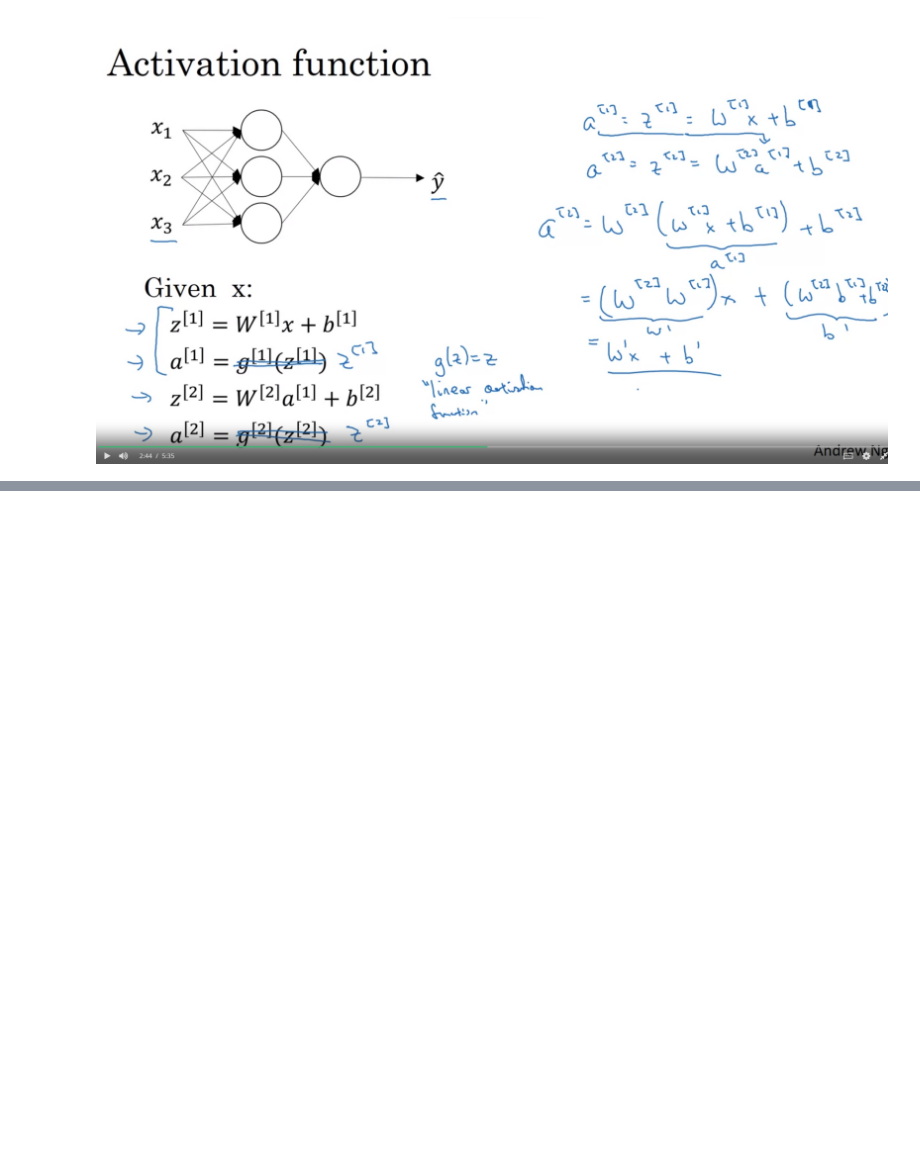
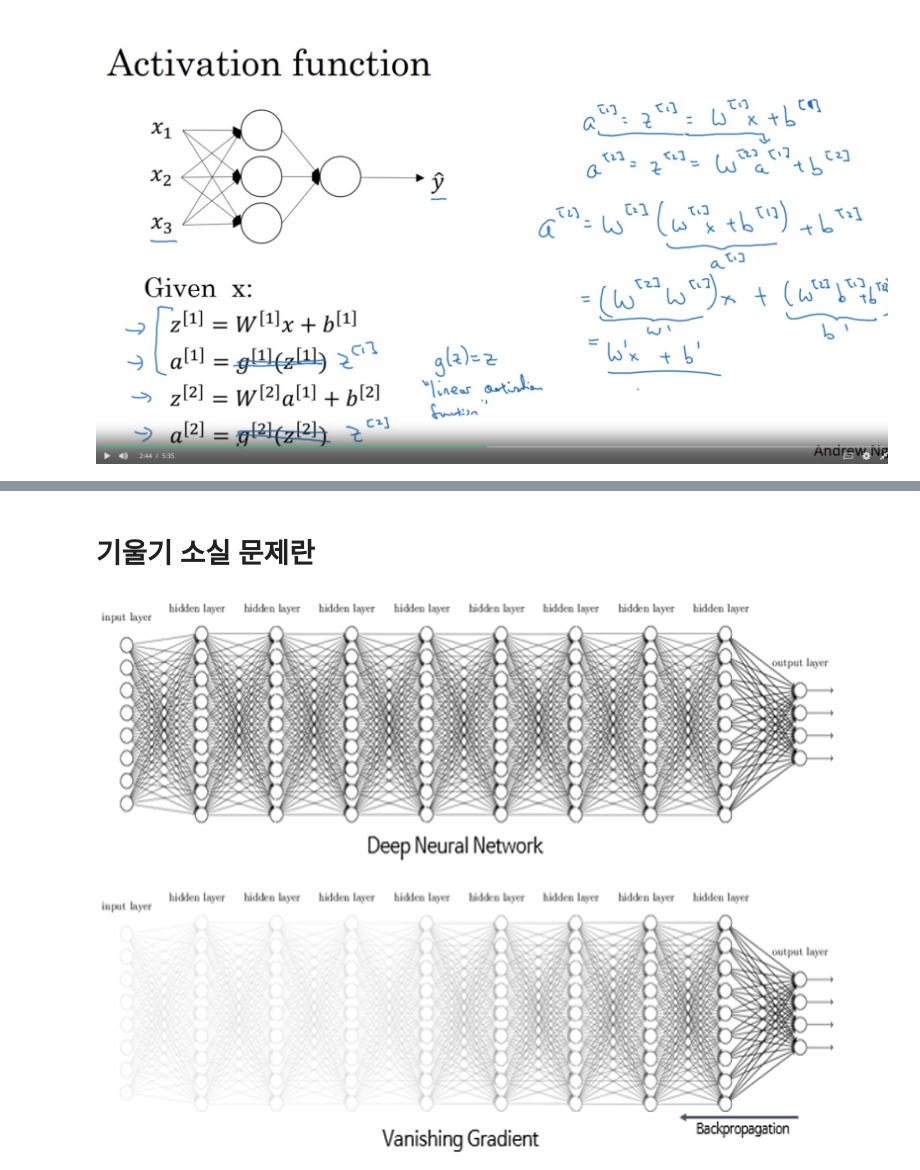
Before and after one commit to yonghyeun/Deep-learning, a Jupyter notebook: 8. activation function (sigmoid, tanh,relu , leaky relu).ipynb, the cells around one changed output, grey strips where cells are left out. Saved outputs shown, nothing was run; the diff lists cells and outputs as text; code cells hidden in the pictures; blank space fills up the shorter version.

```diff
--- a/8. activation function (sigmoid, tanh,relu , leaky relu).ipynb
+++ b/8. activation function (sigmoid, tanh,relu , leaky relu).ipynb
@@ -71,0 +170,7 @@ Stacking Layers: 심층신경망은 여러 개의 레이어로 구성되며, 각
+# %% [markdown]
+# **기울기 소실 문제란**
+# %%
+image = Image.open("C:/Users/whileduck/Desktop/gradient vanishing.png")
+image.resize((800,600))
+# %% [output]
+[figure, added]
```
Also changed, not shown: parts of 24 cells of this notebook.
